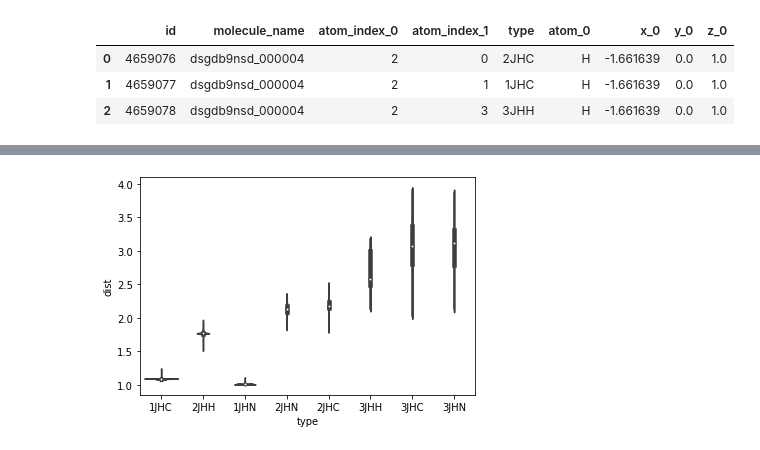
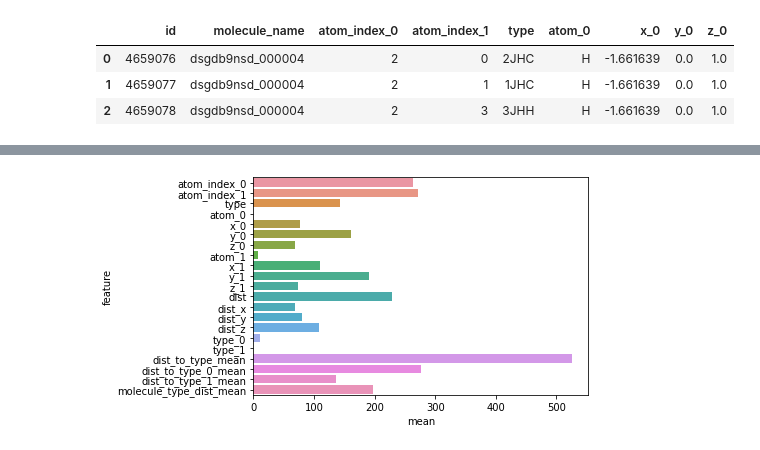
Before and after one commit to akiabe/kaggle_predict-molecular-properties, a Jupyter notebook: notebooks/beseline.ipynb, the cells around one changed output, grey strips where cells are left out. Saved outputs shown, nothing was run; the diff lists cells and outputs as text; code cells hidden in the pictures.

```diff
--- a/notebooks/beseline.ipynb
+++ b/notebooks/beseline.ipynb
@@ -436,0 +541,29 @@ sns.distplot(train_all["dist"]);
+# %%
+importance_fold0 = pd.read_csv("../input/importance_0.csv")
+
+importance_fold1 = pd.read_csv("../input/importance_1.csv")
+importance_fold1 = importance_fold1.drop("feature", axis=1)
+
+importance_fold2 = pd.read_csv("../input/importance_2.csv")
+importance_fold2 = importance_fold2.drop("feature", axis=1)
+
+importance_fold3 = pd.read_csv("../input/importance_3.csv")
+importance_fold3 = importance_fold3.drop("feature", axis=1)
+
+importance_fold4 = pd.read_csv("../input/importance_4.csv")
+importance_fold4 = importance_fold4.drop("feature", axis=1)
+# %%
+importance_all = pd.concat(
+    [
+        importance_fold0,
+        importance_fold1,
+        importance_fold2,
+        importance_fold3,
+        importance_fold4
+    ], axis=1
+)
+
+cols = [f for f in importance_all.columns if f not in ["feature"]]
+importance_all["mean"] = importance_all[cols].mean(axis=1)
+
+importance_all.head()
@@ -437,4 +577,4 @@ sns.distplot(train_all["dist"]);
 # %%
-sns.violinplot(data=train_all, x="type", y="dist");
+sns.barplot(data=importance_all, x="mean", y="feature");
 # %% [output]
-[figure, old version]
+[figure, new version]
```
Also changed, not shown: parts of 34 cells of this notebook.
